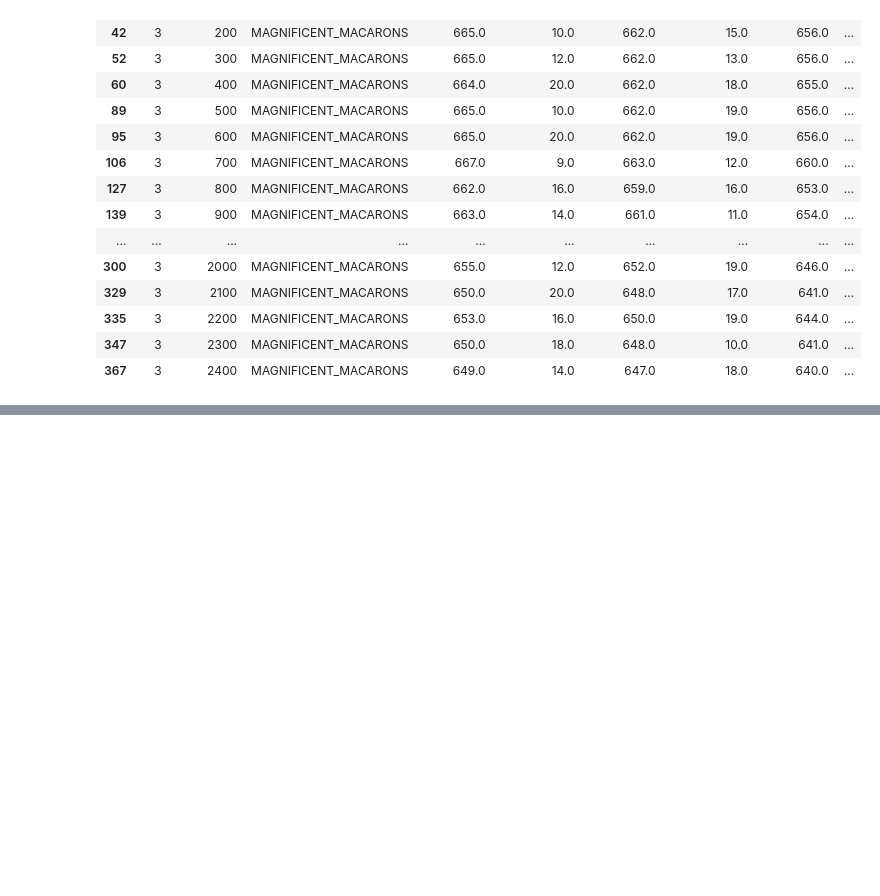
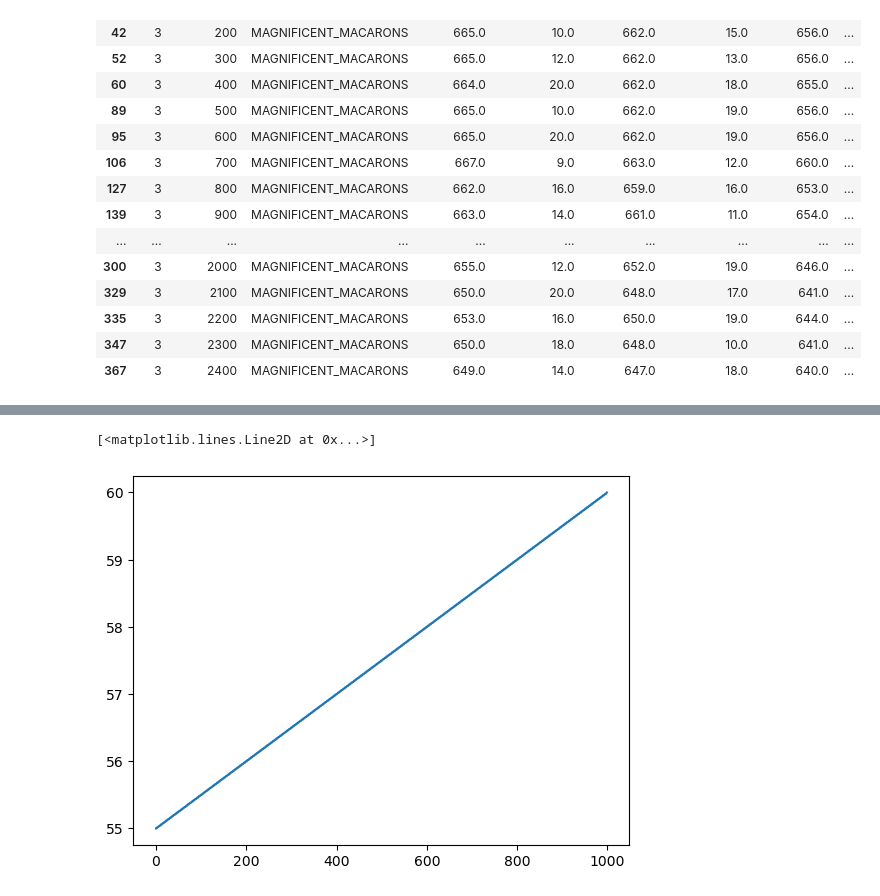
Before and after one commit to AnKhanhKiki/IMC-Trading, a Jupyter notebook: notebooks/round4.ipynb, the cells around one changed output, grey strips where cells are left out. Cells and saved outputs as stored; diff of their text form; code cells hidden in the pictures; blank space fills up the shorter version.

```diff
--- a/notebooks/round4.ipynb
+++ b/notebooks/round4.ipynb
@@ -378,0 +821,9 @@ log[log['product'] == 'MAGNIFICENT_MACARONS'].head(25)
+# %%
+step1 = [log['lambdaLog'][10:35] for log in logs]
+# find the index of ':' and split from there
+sunlight = [float(log.split(': ')[1][:5]) for log in step1]
+
+plt.plot(sunlight)
+# %% [output]
+[<matplotlib.lines.Line2D at 0x...>]
+[figure, added]
```
Also changed, not shown: parts of 4 cells of this notebook.
